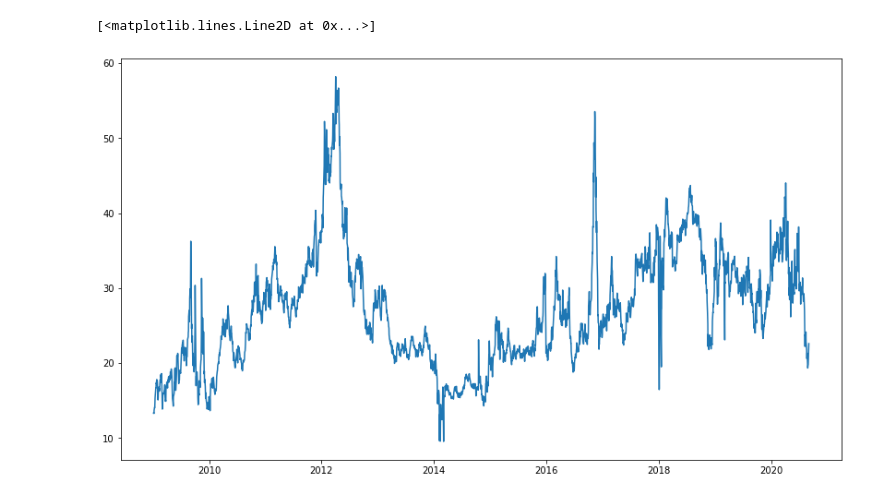
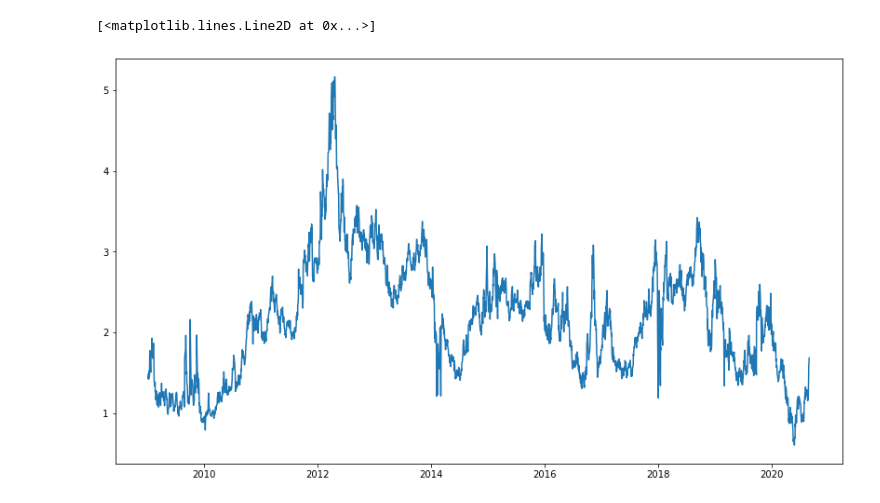
Before and after one commit to joe-ascroft/phd, a Jupyter notebook: jupyter code/metrics/markov-switching-ratios.ipynb, the cells around one changed output. Saved outputs shown, nothing was run; the diff lists cells and outputs as text; code cells hidden in the pictures.

```diff
--- a/jupyter code/metrics/markov-switching-ratios.ipynb
+++ b/jupyter code/metrics/markov-switching-ratios.ipynb
@@ -9,7 +9,7 @@ import statsmodels.api as sm
 
 ## investigating volatility linkages between oil, gas, and regionalised coal futures markets ##
 
-url = 'https://raw.githubusercontent.com/joe-ascroft/phd/master/df_rr.csv'
+url = 'https://raw.githubusercontent.com/joe-ascroft/phd/master/data/df_rr.csv'
 
 df_rr = pd.read_csv(url)
 df_rr["DATE"] = pd.to_datetime(df_rr["DATE"],dayfirst=True)
@@ -75,6 +67,6 @@ Warnings:
 # %%
 plt.figure(figsize=(14,8))
-plt.plot(df_rr["DATE"],df_rr["NCF_HH"])
+plt.plot(df_rr["DATE"],df_rr["NBP_HH"])
 # %% [output]
 [<matplotlib.lines.Line2D at 0x...>]
-[figure, old version]
+[figure, new version]
```
Also changed, not shown: parts of 1 cell of this notebook, 2 other files.
